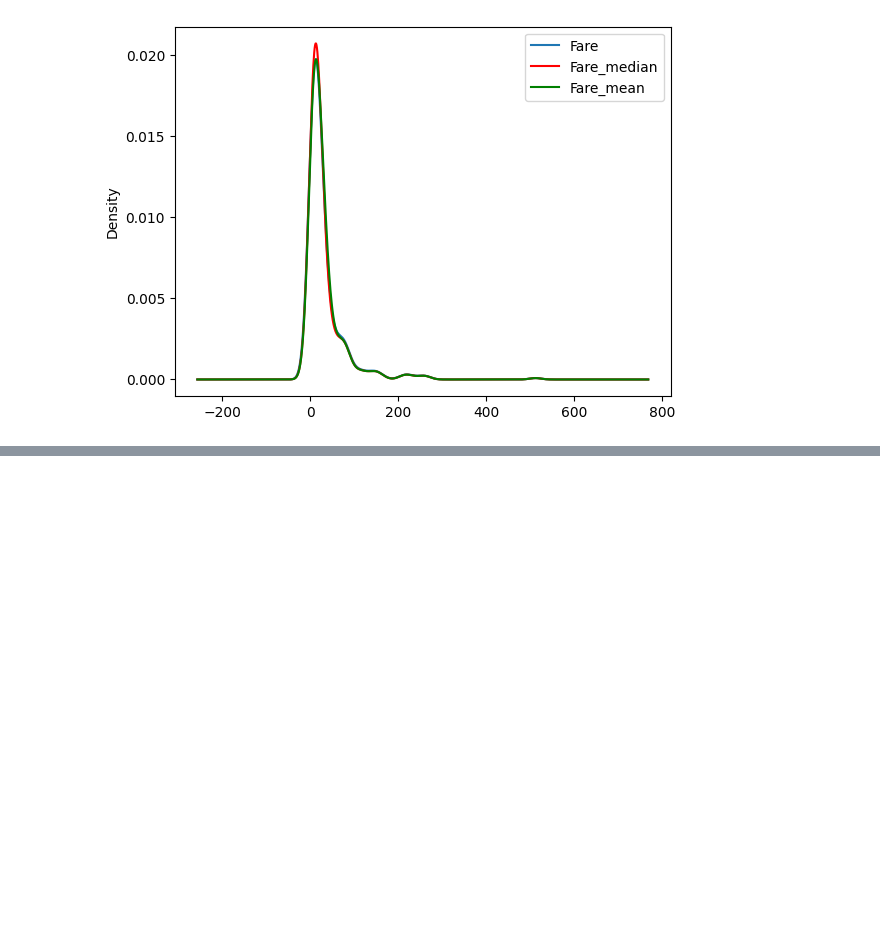
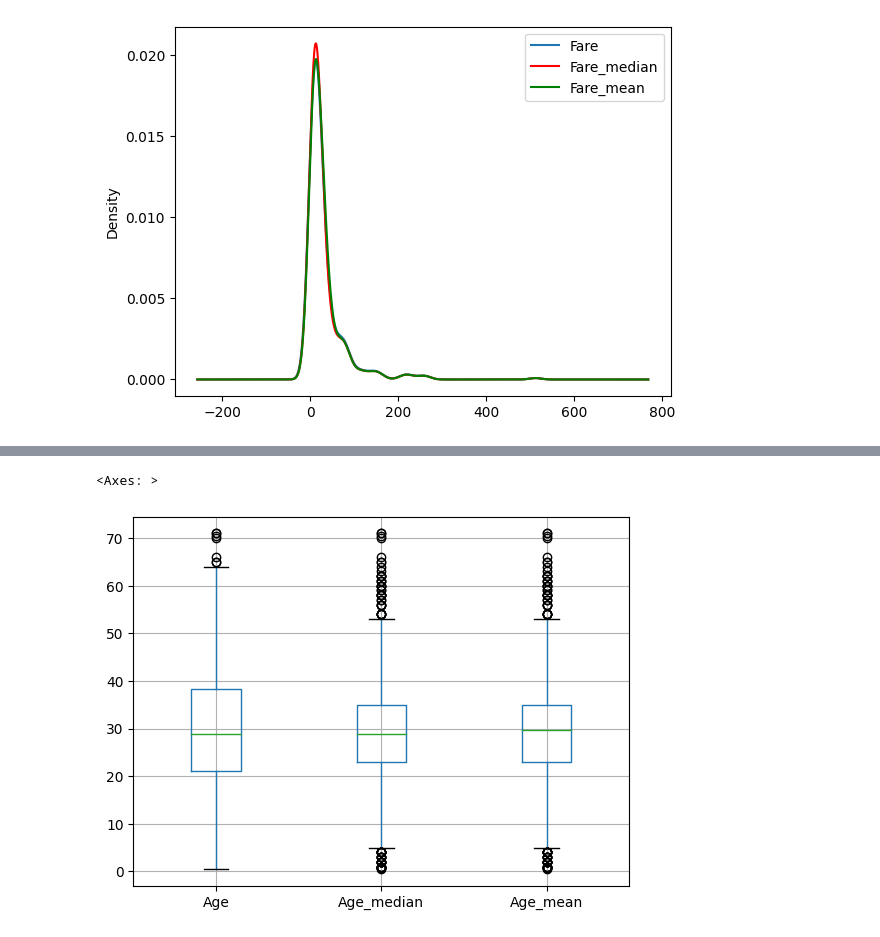
Before and after one commit to najnin26/Machine-Learning, a Jupyter notebook: Basic/handling-missing-numerical-data.ipynb, the cells around one changed output, grey strips where cells are left out. Drawn from its saved outputs; the diff is of its cells as text; code cells hidden in the pictures; blank space fills up the shorter version.

```diff
--- a/Basic/handling-missing-numerical-data.ipynb
+++ b/Basic/handling-missing-numerical-data.ipynb
@@ -131,0 +154,5 @@ ax.legend(lines, labels, loc='best')
+# %%
+X_train[['Age', 'Age_median', 'Age_mean']].boxplot()
+# %% [output]
+<Axes: >
+[figure, added]
```
Also changed, not shown: parts of 13 cells of this notebook.
